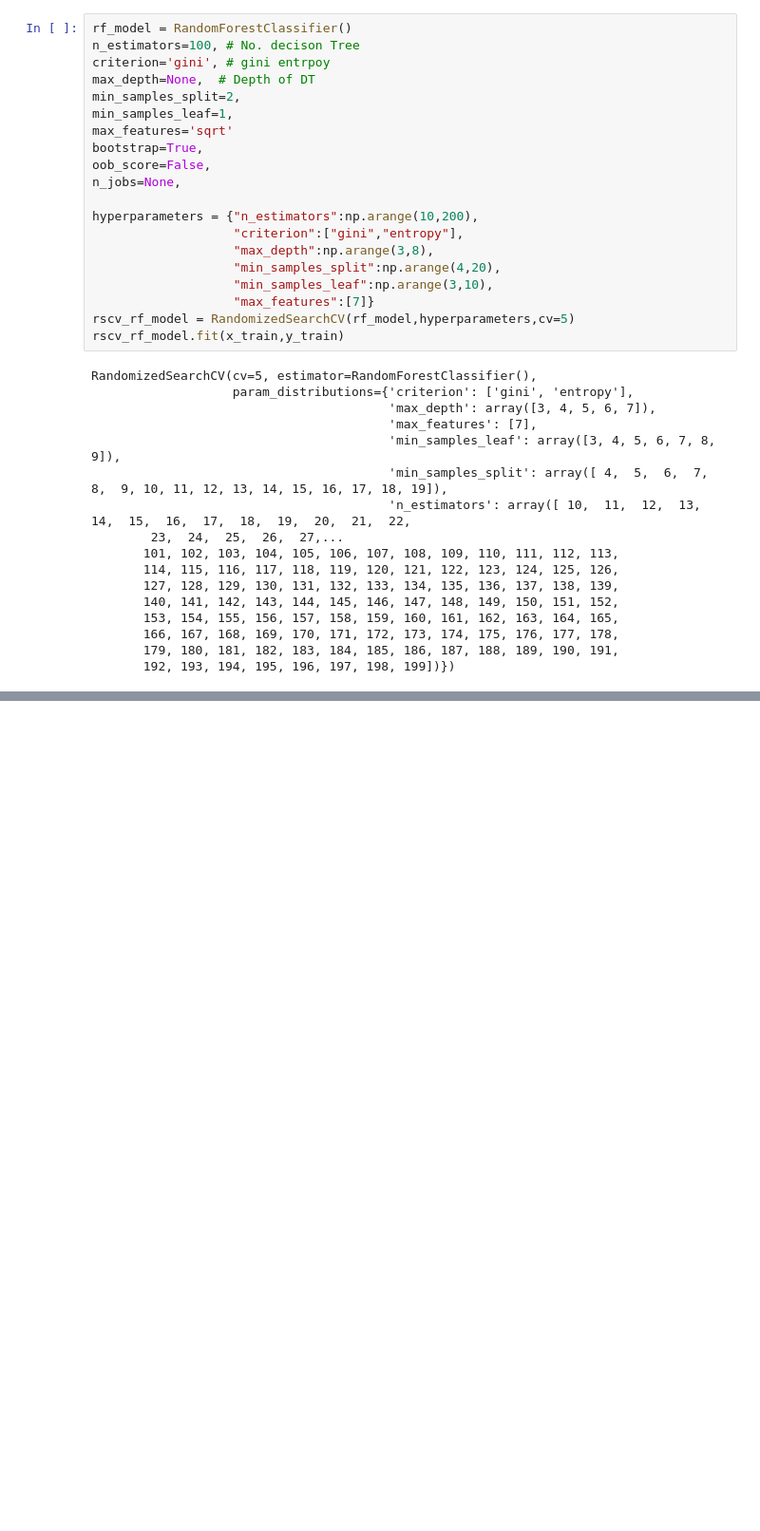
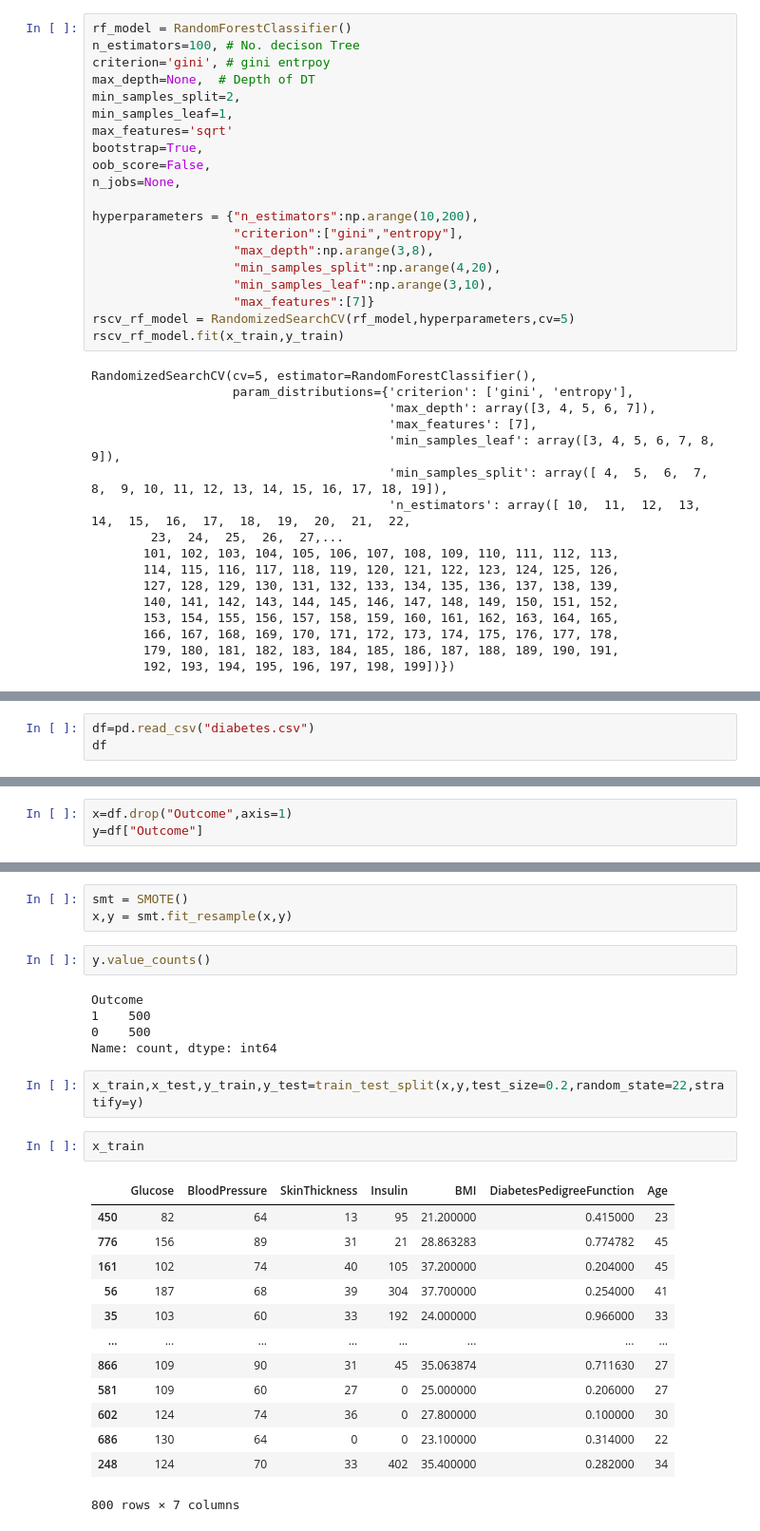
Before and after one commit to abhishek2young/Python-Hands-ON, a Jupyter notebook: Random_forest_clf.ipynb, the cells around one changed output, grey strips where cells are left out. Shown at 95% size. Drawn from its saved outputs; the diff is of its cells as text; blank space fills up the shorter version.

```diff
--- a/Random_forest_clf.ipynb
+++ b/Random_forest_clf.ipynb
@@ -333,0 +457,3 @@ RandomForestClassifier(max_depth=6, max_features=7, min_samples_leaf=6,
+# %%
+df=pd.read_csv("diabetes.csv")
+df
@@ -333,0 +506,3 @@ RandomForestClassifier(max_depth=6, max_features=7, min_samples_leaf=6,
+# %%
+x=df.drop("Outcome",axis=1)
+y=df["Outcome"]
@@ -333,0 +518,28 @@ RandomForestClassifier(max_depth=6, max_features=7, min_samples_leaf=6,
+# %%
+smt = SMOTE()
+x,y = smt.fit_resample(x,y)
+# %%
+y.value_counts()
+# %% [output]
+Outcome
+1    500
+0    500
+Name: count, dtype: int64
+# %%
+x_train,x_test,y_train,y_test=train_test_split(x,y,test_size=0.2,random_state=22,stratify=y)
+# %%
+x_train
+# %% [output]
+|  | Glucose | BloodPressure | SkinThickness | Insulin | BMI | DiabetesPedigreeFunction | Age |
+| 450 | 82 | 64 | 13 | 95 | 21.200000 | 0.415000 | 23 |
+| 776 | 156 | 89 | 31 | 21 | 28.863283 | 0.774782 | 45 |
+| 161 | 102 | 74 | 40 | 105 | 37.200000 | 0.204000 | 45 |
+| 56 | 187 | 68 | 39 | 304 | 37.700000 | 0.254000 | 41 |
+| 35 | 103 | 60 | 33 | 192 | 24.000000 | 0.966000 | 33 |
+| ... | ... | ... | ... | ... | ... | ... | ... |
+| 866 | 109 | 90 | 31 | 45 | 35.063874 | 0.711630 | 27 |
+| 581 | 109 | 60 | 27 | 0 | 25.000000 | 0.206000 | 27 |
+| 602 | 124 | 74 | 36 | 0 | 27.800000 | 0.100000 | 30 |
+| 686 | 130 | 64 | 0 | 0 | 23.100000 | 0.314000 | 22 |
+| 248 | 124 | 70 | 33 | 402 | 35.400000 | 0.282000 | 34 |
+800 rows × 7 columns
```
Also changed, not shown: parts of 88 cells of this notebook, 1 other file.
